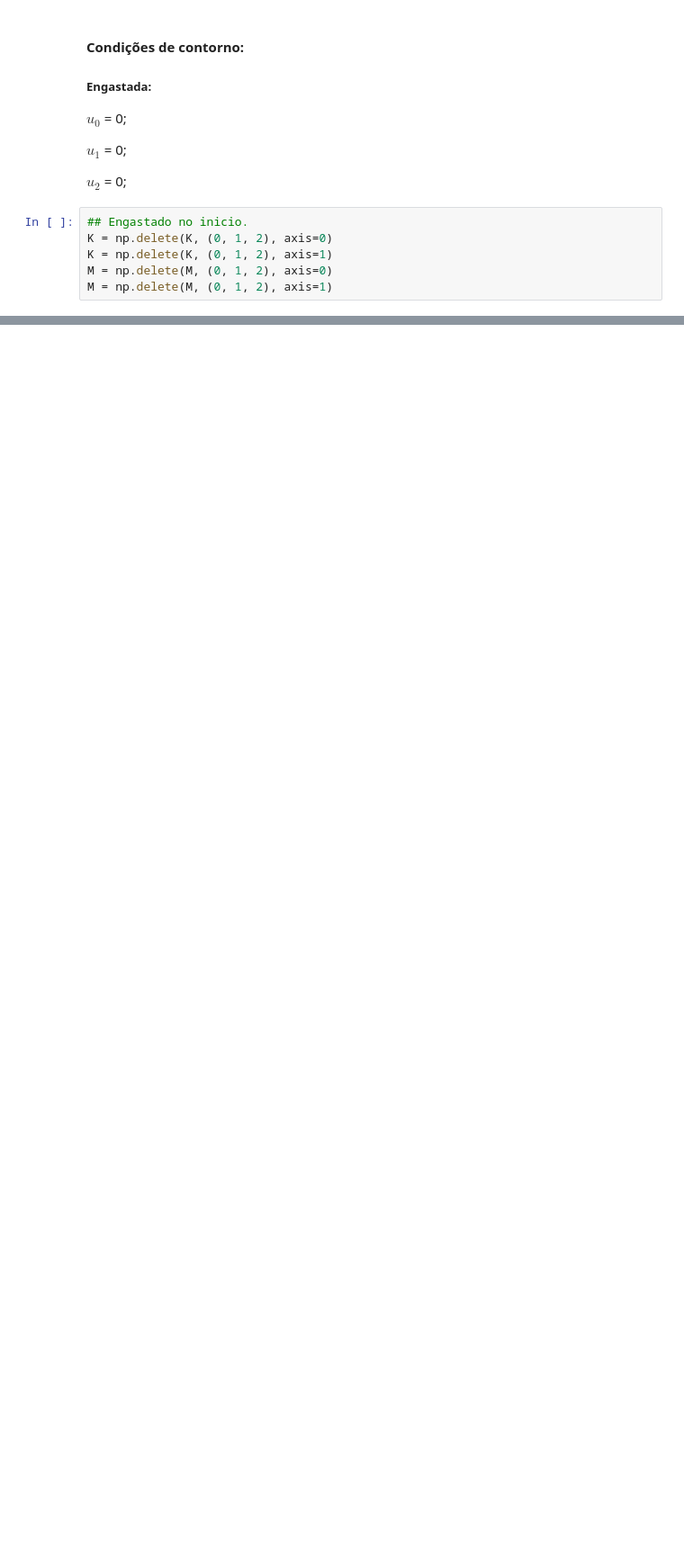
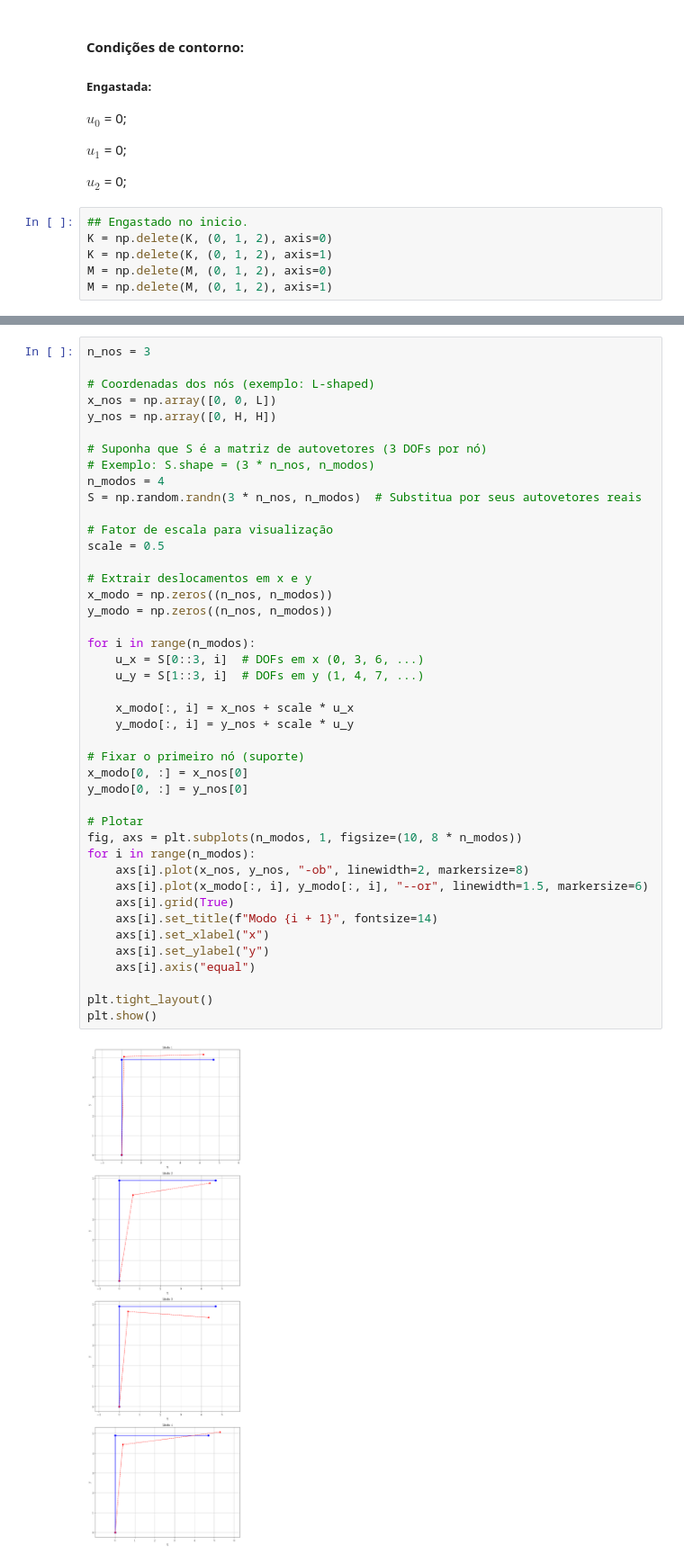
Before and after one commit to TonhoSF1/Vibracoes2, a Jupyter notebook: Trabalho.ipynb, the cells around one changed output, grey strips where cells are left out. Shown at 90% size. Saved outputs shown, nothing was run; the diff lists cells and outputs as text; blank space fills up the shorter version.

```diff
--- a/Trabalho.ipynb
+++ b/Trabalho.ipynb
@@ -202,0 +223,45 @@ Frequências Naturais [Hz]: [0.00668873 0.01825061 0.10731745 0.27788605]
+# %%
+n_nos = 3
+
+# Coordenadas dos nós (exemplo: L-shaped)
+x_nos = np.array([0, 0, L])
+y_nos = np.array([0, H, H])
+
+# Suponha que S é a matriz de autovetores (3 DOFs por nó)
+# Exemplo: S.shape = (3 * n_nos, n_modos)
+n_modos = 4
+S = np.random.randn(3 * n_nos, n_modos)  # Substitua por seus autovetores reais
+
+# Fator de escala para visualização
+scale = 0.5
+
+# Extrair deslocamentos em x e y
+x_modo = np.zeros((n_nos, n_modos))
+y_modo = np.zeros((n_nos, n_modos))
+
+for i in range(n_modos):
+    u_x = S[0::3, i]  # DOFs em x (0, 3, 6, ...)
+    u_y = S[1::3, i]  # DOFs em y (1, 4, 7, ...)
+
+    x_modo[:, i] = x_nos + scale * u_x
+    y_modo[:, i] = y_nos + scale * u_y
+
+# Fixar o primeiro nó (suporte)
+x_modo[0, :] = x_nos[0]
+y_modo[0, :] = y_nos[0]
+
+# Plotar
+fig, axs = plt.subplots(n_modos, 1, figsize=(10, 8 * n_modos))
+for i in range(n_modos):
+    axs[i].plot(x_nos, y_nos, "-ob", linewidth=2, markersize=8)
+    axs[i].plot(x_modo[:, i], y_modo[:, i], "--or", linewidth=1.5, markersize=6)
+    axs[i].grid(True)
+    axs[i].set_title(f"Modo {i + 1}", fontsize=14)
+    axs[i].set_xlabel("x")
+    axs[i].set_ylabel("y")
+    axs[i].axis("equal")
+
+plt.tight_layout()
+plt.show()
+# %% [output]
+[figure, added]
```
Also changed, not shown: parts of 8 cells of this notebook.
